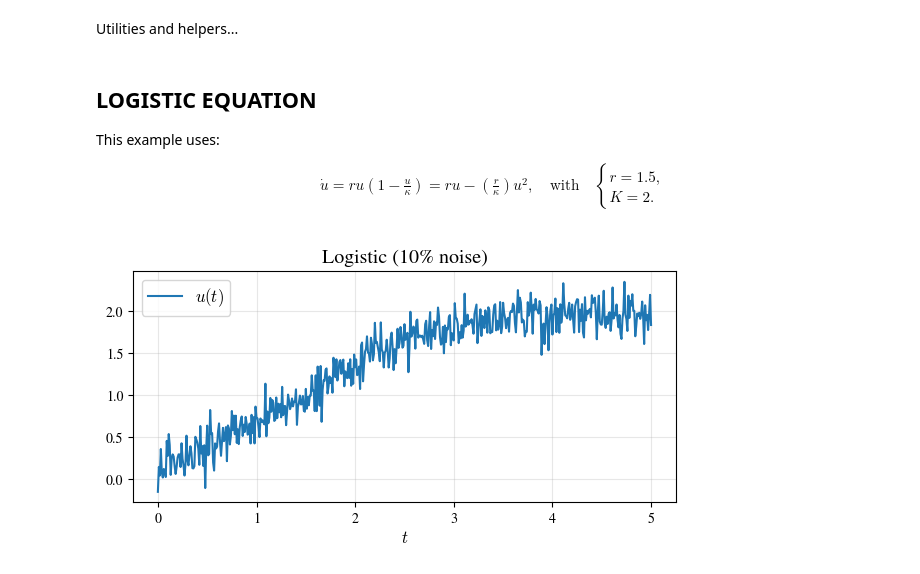
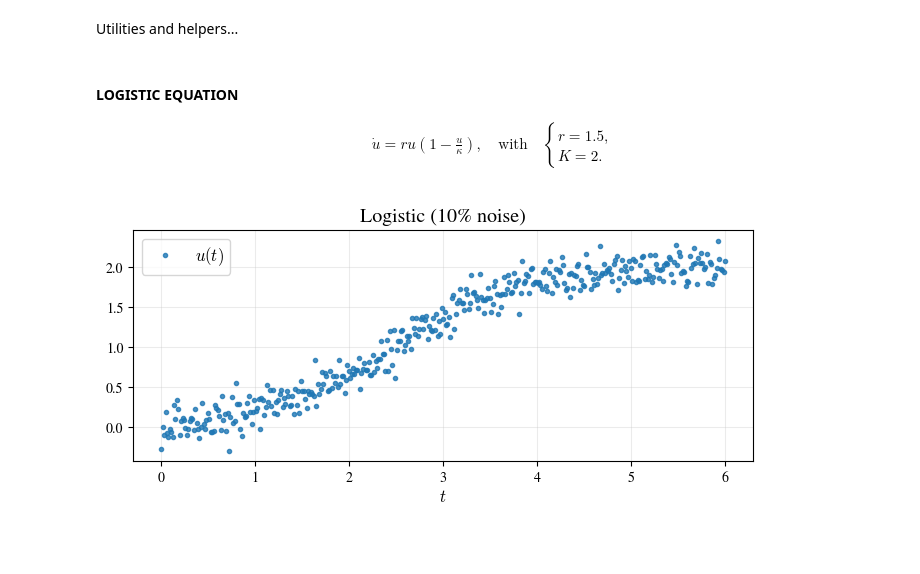
Before and after one commit to SethMinor/PyWSINDy-for-PDEs, a Jupyter notebook: examples/wsindy_ode_examples.ipynb, the cells around one changed output. Drawn from its saved outputs; the diff is of its cells as text; code cells hidden in the pictures; blank space fills up the shorter version.

```diff
--- a/examples/wsindy_ode_examples.ipynb
+++ b/examples/wsindy_ode_examples.ipynb
@@ -101,32 +71,32 @@ def check_recovery(model, truth, tol=0.1):
 # %% [markdown]
-## **LOGISTIC EQUATION**
-
-This example uses:
-\begin{align*}
-  \dot u = r u\left(1 - \frac{u}{\kappa}\right) = ru - \left(\frac{r}{\kappa}\right) u^2,
+#### **LOGISTIC EQUATION**
+$$\begin{align*}
+  \dot u = r u\left(1 - \frac{u}{\kappa}\right),
   \quad \text{with} \quad
   \begin{cases}
     r = 1.5,
     \\
     K=2.
   \end{cases}
-\end{align*}
+\end{align*}$$
 # %%
-r = 1.5
-kappa = 2.0
-t_np = np.linspace(0, 5, 501)
+# Generate data
+T, Nt = 6, 401
+t = torch.linspace(0, T, Nt)
 
-def logistic_rhs(t, u):
+r, kappa = 1.5, 2.0
+def logistic(t, u):
   return r*u*(1 - u/kappa)
+soln = solve_ivp(logistic, (t[0], t[-1]), [0.05], t_eval=t, rtol=1e-12, atol=1e-12, method='DOP853')
+logistic_clean = convert_to_torch(soln)
 
-sol = solve_ivp(logistic_rhs, (t_np[0], t_np[-1]), [0.2], t_eval=t_np, rtol=1e-12, atol=1e-12, method='DOP853')
+# Add noise and plot
+noise = 0.1
+names = ['u']
+title = f'Logistic ({noise*100:.0f}% noise)'
+torch.manual_seed(0)
 
-noise = 0.10
-t = torch.tensor(t_np, dtype=torch.float64)
-logistic_clean = to_torch_solution(sol)
-torch.manual_seed(0)
-[u] = add_noise_to_states(logistic_clean, noise)
-
-plot_states(t_np, [u], ['u'], f'Logistic ({noise*100:.0f}% noise)')
+[U] = add_noise_to_states(logistic_clean, noise)
+plot_states_ode(t, [U], names, title, ls='.', alpha=0.8)
 # %% [output]
-[figure, old version]
+[figure, new version]
```
Also changed, not shown: parts of 17 cells of this notebook, 2 other files.
